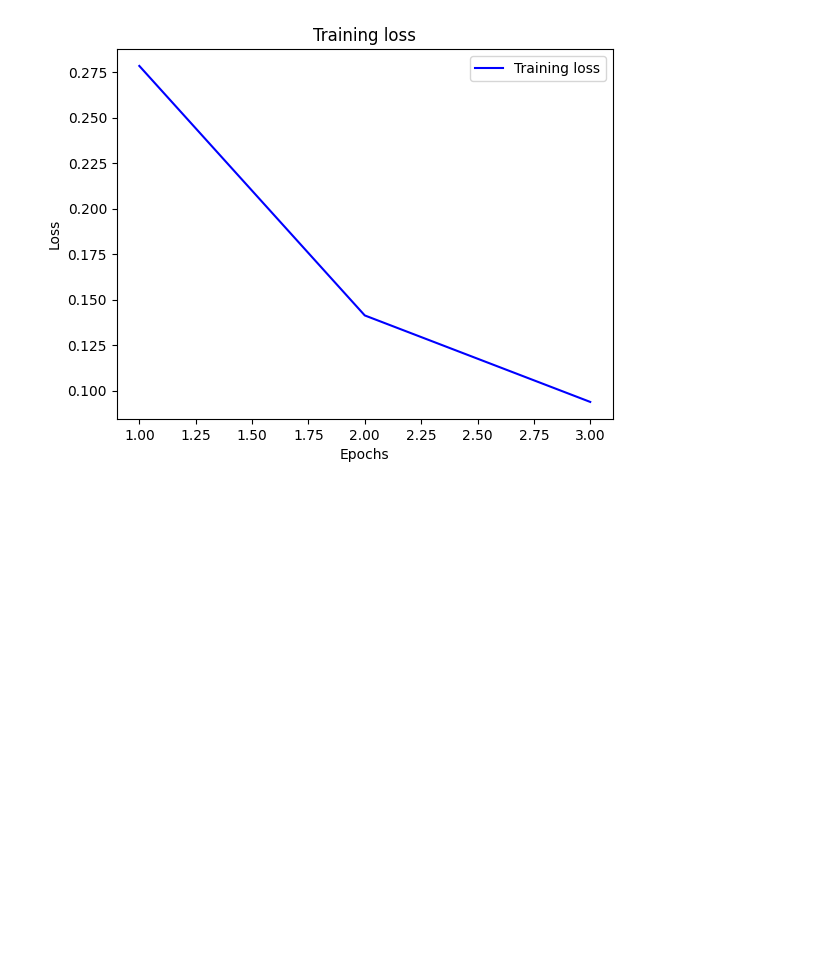
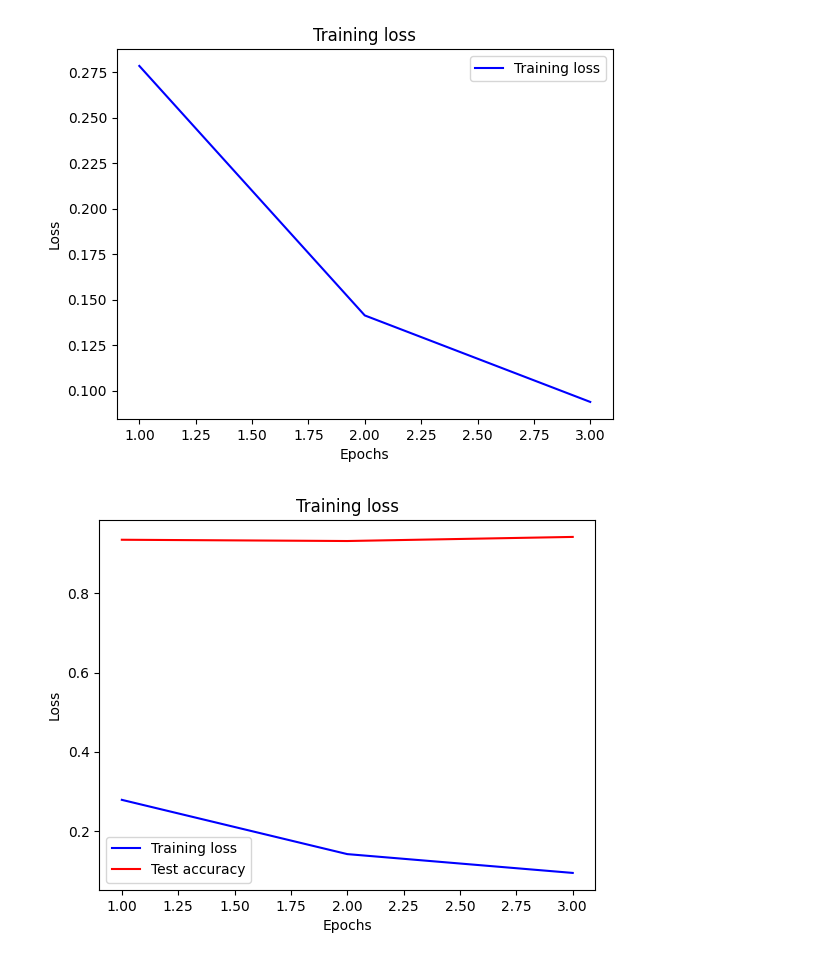
Before and after one commit to J-o-e-M/Deep-Learning-Cyberbullying-Tweet-Classification, a Jupyter notebook: BERT.ipynb, the cells around one changed output. Cells and saved outputs as stored; diff of their text form; code cells hidden in the pictures; blank space fills up the shorter version.

Commit message:
added data visualization

```diff
--- a/BERT.ipynb
+++ b/BERT.ipynb
@@ -124,14 +124,15 @@ def model_train(train_dataloader, epoch_num, learning_rate):
             optimizer.step()
             scheduler.step()
         print(f'Epoch {epoch+1}/{epoch_num} Loss: {running_loss/len(train_dataloader)}')
-        accuracy = model_test(model, test_dataloader, epoch_num)
+        accuracy, y_pred = model_test(model, test_dataloader, epoch_num)
         total_loss.append(running_loss/len(train_dataloader))
         total_accuracy.append(accuracy)
-    return total_loss, total_accuracy, epoch_num, learning_rate
+    return total_loss, total_accuracy, epoch_num, learning_rate, y_pred
 
 
 def model_test(model, test_dataloader, epoch_num):
     model.eval()
+    y_pred = []
     with torch.no_grad():
         correct = 0
         total = 0
@@ -141,23 +142,15 @@ def model_test(model, test_dataloader, epoch_num):
             labels = batch[2].to(device)
             output = model(input_ids, attention_mask)
             _, predicted = torch.max(output, 1)
+            y_pred.extend(predicted.cpu().numpy())
             total += labels.size(0)
             correct += (predicted == labels).sum().item()
-        accuracy = correct/total
+        accuracy = correct / total
         print(f'Accuracy: {accuracy}')
-    return accuracy
+    return accuracy, y_pred
 
 
-total_loss, total_accuracy, num_epochs, learning_rate = model_train(train_dataloader, 3, 2e-5)
-epochs = range(1, num_epochs + 1)
-
-plt.figure
-plt.plot(epochs, total_loss, 'b', label='Training loss')
-plt.title('Training loss')
-plt.xlabel('Epochs')
-plt.ylabel('Loss')
-plt.legend()
-plt.show()
+total_loss, total_accuracy, num_epochs, learning_rate, y_pred = model_train(train_dataloader, 3, 2e-5)
 # %% [output]
 Epoch 1/3
 Batch 1/980
@@ -178,11 +171,17 @@ Epoch 3/3 Loss: 0.09377191405344222
 Accuracy: 0.9424451250638081
 [figure]
 # %%
+types_of_bullying = ["religion","age","ethnicity","gender","not bullying"]
+print('Classification Report for BERT :\n', classification_report(y_test, y_pred, target_names=types_of_bullying))
+epochs = range(1, num_epochs+1)
+
 plt.figure
 plt.plot(epochs, total_loss, 'b', label='Training loss')
-plt.plot(epochs, accuracy_all, 'b', label='Test accuracy')
+plt.plot(epochs, total_accuracy, 'r', label='Test accuracy')
 plt.title('Training loss')
 plt.xlabel('Epochs')
 plt.ylabel('Loss')
 plt.legend()
 plt.show()
+# %% [output]
+[figure, added]
```
